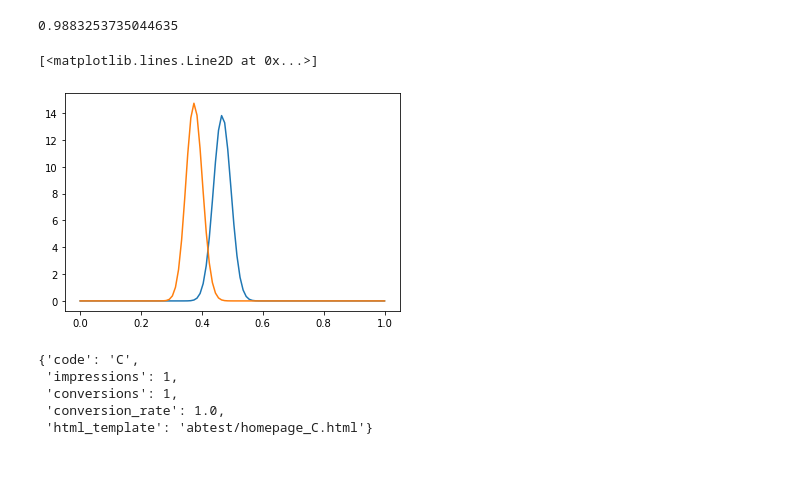
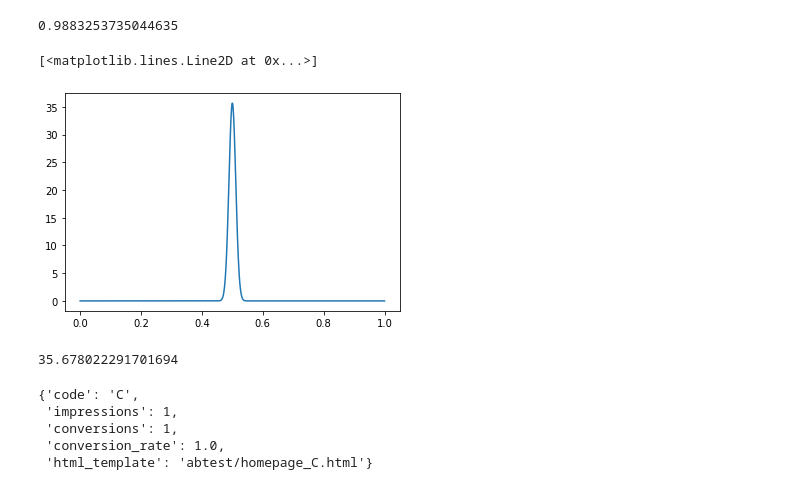
Before and after one commit to royhzq/bayesian-ab-django, a Jupyter notebook: bayesian_ab/Working.ipynb, the cells around one changed output. Cells and saved outputs as stored; diff of their text form; code cells hidden in the pictures.

```diff
--- a/bayesian_ab/Working.ipynb
+++ b/bayesian_ab/Working.ipynb
@@ -141,7 +141,7 @@ def loss(a,b,c,d):
 # %%
 
 
-a,b,c,d = 140,160, 120,200
+a,b,c,d = 1000,1000, 120,200
 # %%
 loss(a,b,c,d)
 # %% [output]
@@ -155,11 +155,15 @@ h(a,b,c+1,d)
 # %% [output]
 0.9883253735044635
 # %%
-plt.plot(np.linspace(0,1,100), scipy.stats.beta.pdf(np.linspace(0,1,100), a,b))
-plt.plot(np.linspace(0,1,100), scipy.stats.beta.pdf(np.linspace(0,1,100), c,d))
+plt.plot(np.linspace(0,1,1000), scipy.stats.beta.pdf(np.linspace(0,1,1000), a,b))
+#plt.plot(np.linspace(0,1,100), scipy.stats.beta.pdf(np.linspace(0,1,100), c,d))
 # %% [output]
 [<matplotlib.lines.Line2D at 0x...>]
-[figure, old version]
+[figure, new version]
+# %%
+scipy.stats.beta.pdf(0.5, 1000, 1000)
+# %% [output]
+35.678022291701694
 # %%
 var_A ={'code': 'A', 'impressions': 1, 'conversions': 1, 'conversion_rate': 1.0, 'html_template': 'abtest/homepage_A.html'}
 var_B ={'code': 'B', 'impressions': 1, 'conversions': 1, 'conversion_rate': 1.0, 'html_template': 'abtest/homepage_B.html'}
```
Also changed, not shown: parts of 2 cells of this notebook, 6 other files.
